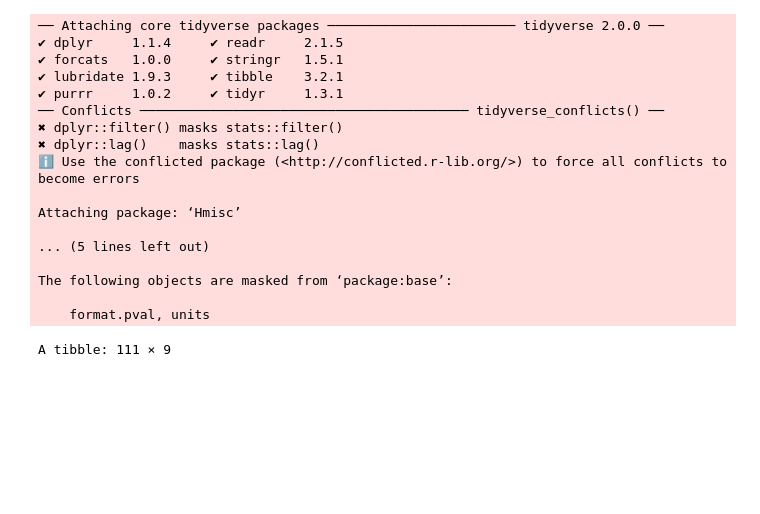
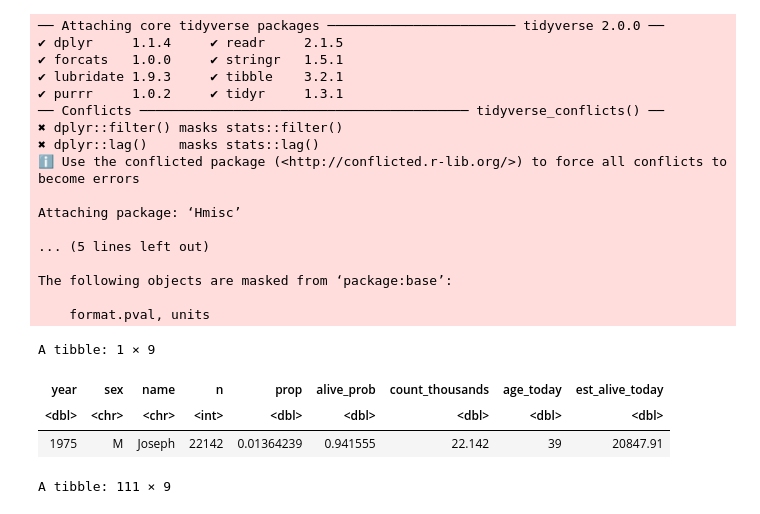
Before and after one commit to dohyeongkim97/visualisation_R, a Jupyter notebook: Untitled17.ipynb, the cells around one changed output. Drawn from its saved outputs; the diff is of its cells as text; code cells hidden in the pictures; blank space fills up the shorter version.

```diff
--- a/Untitled17.ipynb
+++ b/Untitled17.ipynb
@@ -41,6 +43,13 @@ baby =make_babynames_dist()
 baby_joseph = filter(baby, sex=='M', name=='Joseph')
 
 bar_blue = filter(baby_joseph, year==wtd.quantile(baby_joseph$year, baby_joseph$est_alive_today, probs=0.5))
+# %%
+bar_blue
+# %% [output]
+A tibble: 1 × 9
+| year | sex | name | n | prop | alive_prob | count_thousands | age_today | est_alive_today |
+| <dbl> | <chr> | <chr> | <int> | <dbl> | <dbl> | <dbl> | <dbl> | <dbl> |
+| 1975 | M | Joseph | 22142 | 0.01364239 | 0.941555 | 22.142 | 39 | 20847.91 |
 # %%
 baby_joseph
 # %% [output]
```
Also changed, not shown: parts of 4 cells of this notebook.
